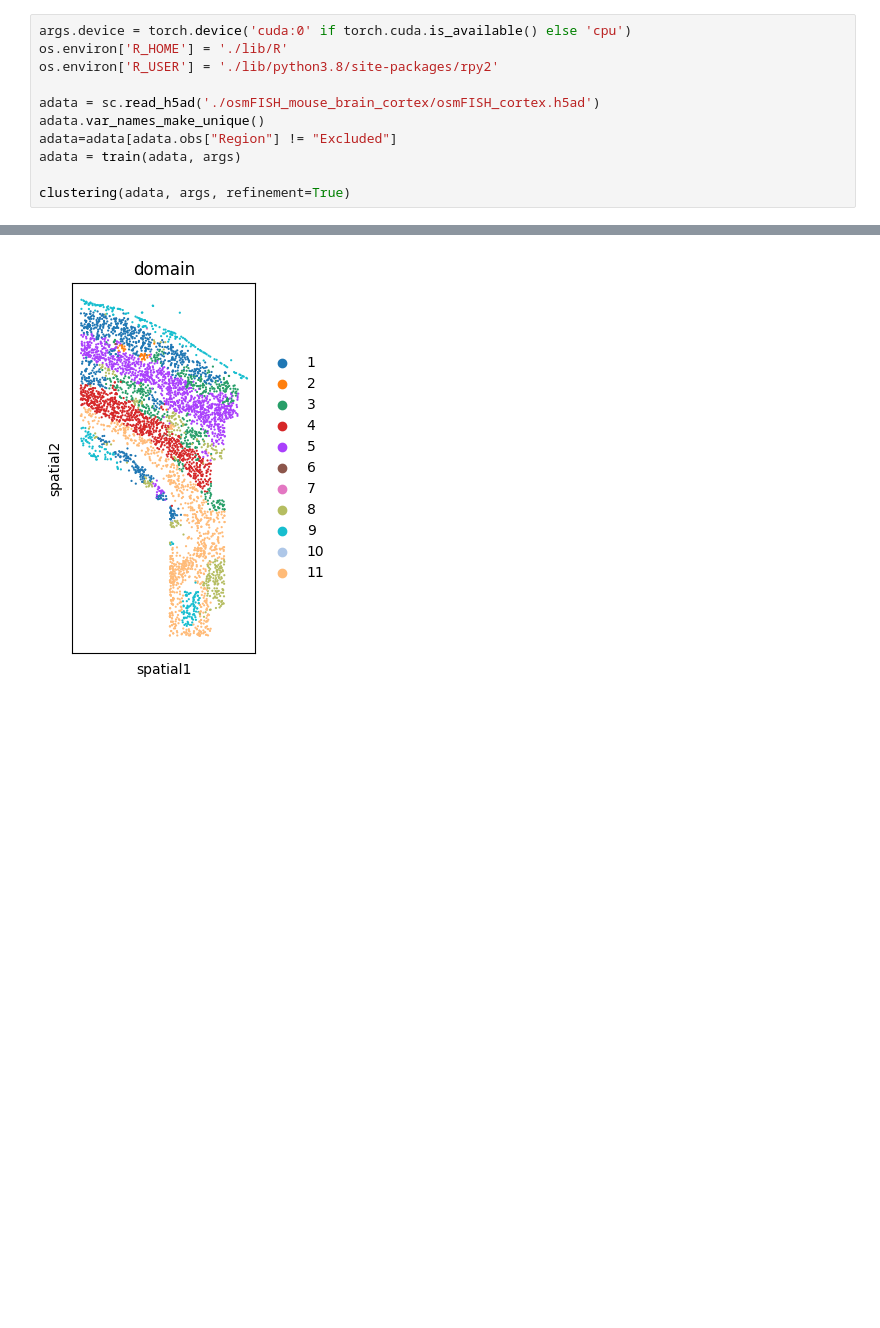
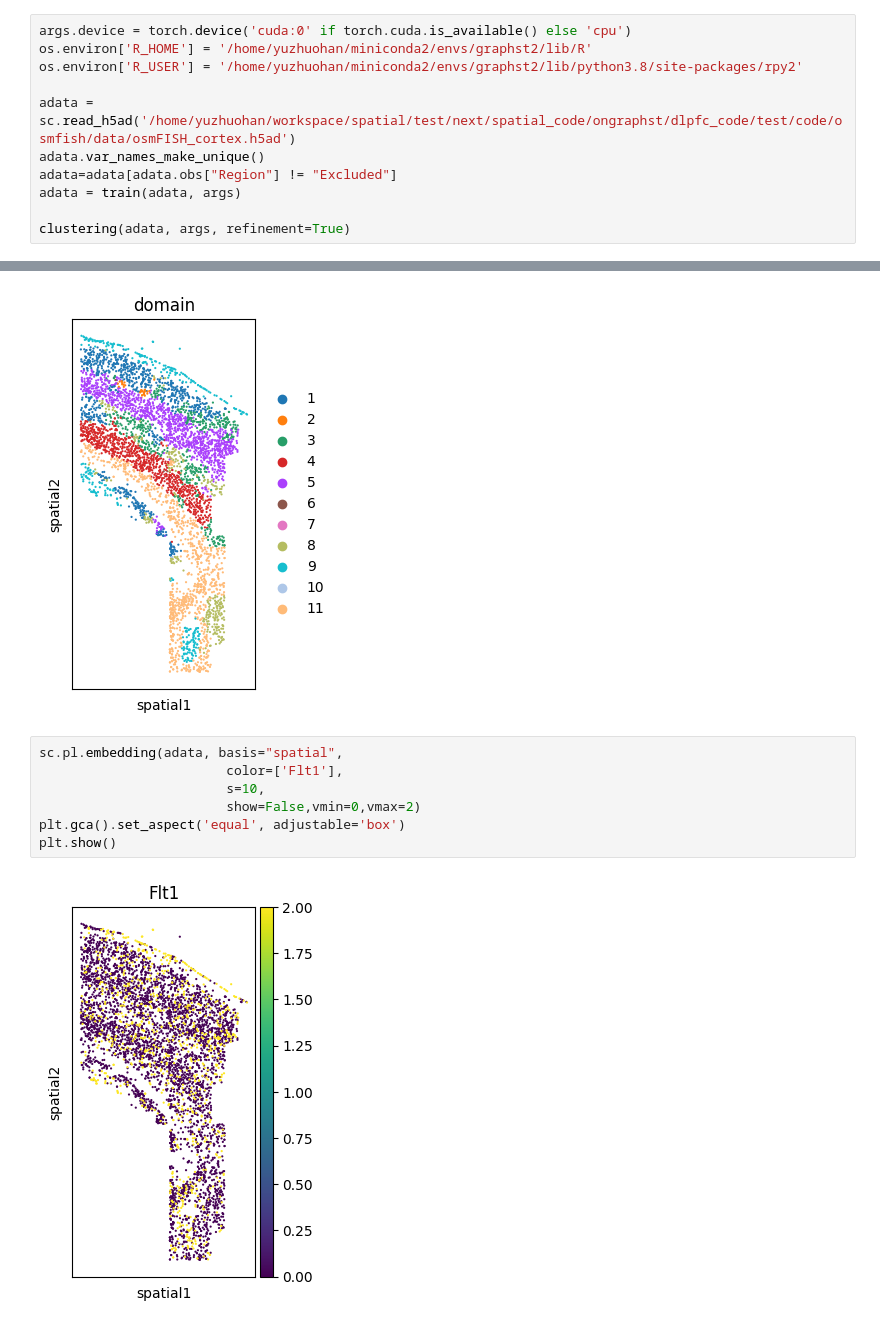
Before and after one commit to Philyzh8/stDCL, a Jupyter notebook: step-by-step/run_osm.ipynb, the cells around one changed output, grey strips where cells are left out. Drawn from its saved outputs; the diff is of its cells as text; blank space fills up the shorter version.

```diff
--- a/step-by-step/run_osm.ipynb
+++ b/step-by-step/run_osm.ipynb
@@ -34,10 +34,10 @@ parser.add_argument('--radius', type=int, default=28)
 args, unknown = parser.parse_known_args()
 # %%
 args.device = torch.device('cuda:0' if torch.cuda.is_available() else 'cpu')
-os.environ['R_HOME'] = './lib/R'
-os.environ['R_USER'] = './lib/python3.8/site-packages/rpy2'
+os.environ['R_HOME'] = '/home/yuzhuohan/miniconda2/envs/graphst2/lib/R'
+os.environ['R_USER'] = '/home/yuzhuohan/miniconda2/envs/graphst2/lib/python3.8/site-packages/rpy2'
 
-adata = sc.read_h5ad('./osmFISH_mouse_brain_cortex/osmFISH_cortex.h5ad')
+adata = sc.read_h5ad('/home/yuzhuohan/workspace/spatial/test/next/spatial_code/ongraphst/dlpfc_code/test/code/osmfish/data/osmFISH_cortex.h5ad')
 adata.var_names_make_unique()
 adata=adata[adata.obs["Region"] != "Excluded"]
 adata = train(adata, args)
@@ -73,3 +73,12 @@ plt.gca().set_aspect('equal', adjustable='box')
 plt.show()
 # %% [output]
 [figure]
+# %%
+sc.pl.embedding(adata, basis="spatial",
+                        color=['Flt1'],
+                        s=10,
+                        show=False,vmin=0,vmax=2)
+plt.gca().set_aspect('equal', adjustable='box')
+plt.show()
+# %% [output]
+[figure, added]
```
